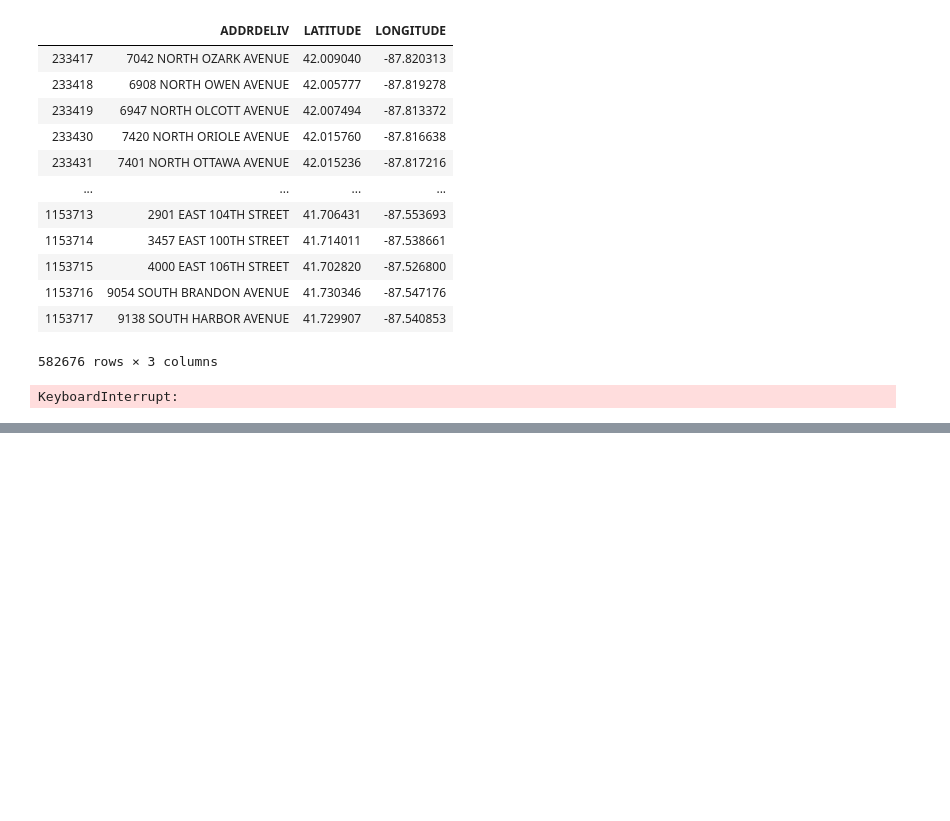
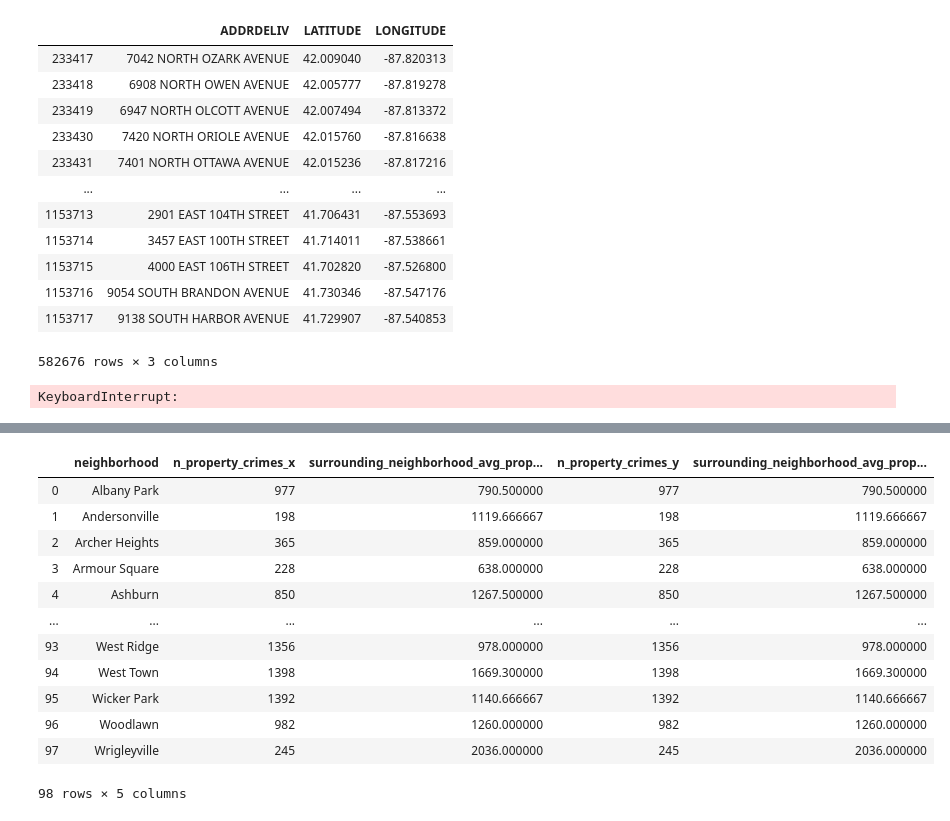
Before and after one commit to chrisolen1/urban-demand-allocation, a Jupyter notebook: optimization_variables.ipynb, the cells around one changed output, grey strips where cells are left out. Cells and saved outputs as stored; diff of their text form; code cells hidden in the pictures; blank space fills up the shorter version.

```diff
--- a/optimization_variables.ipynb
+++ b/optimization_variables.ipynb
@@ -111,0 +140,4 @@ KeyboardInterrupt:
+# %%
+property_neighborhoods = pd.read_csv("../data/properties_neighborhood_aggregated.csv")[['neighborhood','unit_zestimate']]
+property_neighborhoods.rename(columns={'unit_zestimate':'avg_neighborhood_prop_val'}, inplace=True)
+property_neighborhoods
@@ -111,0 +196,7 @@ KeyboardInterrupt:
+# %%
+crime_neighborhoods = pd.read_csv("../data/crime_neighborhood_aggregated.csv", header=None)
+crime_neighborhoods.rename(columns={0:"neighborhood",1:"crime_type",2:"n_property_crimes"}, inplace=True)
+crime_neighborhoods = crime_neighborhoods[crime_neighborhoods["crime_type"]=="PROPERTY_CRIME"][["neighborhood","n_property_crimes"]]
+crime_neighborhoods = crime_neighborhoods.reset_index()
+crime_neighborhoods.drop(['index'], axis=1, inplace=True)
+crime_neighborhoods
@@ -111,0 +217,22 @@ KeyboardInterrupt:
+# %%
+crime_neighborhoods["surrounding_neighborhood_avg_property_crimes"]=np.nan
+
+for i in range(len(crime_neighborhoods['neighborhood'])):
+
+    try:
+        result = pd.DataFrame(graph.run('match (a:neighborhood)-[:NEXT_TO]->(b) where a.name = "{}" return b'.format(crime_neighborhoods['neighborhood'][i])). \
+                            to_table())
+
+        n_next_door = len(result[0])
+
+        neighboring_means = []
+
+        for j in range(n_next_door):
+            neighboring_mean = float(dict(result[0][j])['n_property_crimes'])
+            neighboring_means.append(neighboring_mean)
+
+        surrounding_mean = np.nanmean(neighboring_means)
+        crime_neighborhoods["surrounding_neighborhood_avg_property_crimes"].iloc[i] = surrounding_mean
+
+    except:
+        crime_neighborhoods["surrounding_neighborhood_avg_property_crimes"].iloc[i] = np.nan
@@ -111,0 +255,18 @@ KeyboardInterrupt:
+# %%
+neighborhood_matrix = pd.merge(crime_neighborhoods, crime_neighborhoods, on="neighborhood")
+# %%
+neighborhood_matrix
+# %% [output]
+|  | neighborhood | n_property_crimes_x | surrounding_neighborhood_avg_prop... | n_property_crimes_y | surrounding_neighborhood_avg_prop... |
+| 0 | Albany Park | 977 | 790.500000 | 977 | 790.500000 |
+| 1 | Andersonville | 198 | 1119.666667 | 198 | 1119.666667 |
+| 2 | Archer Heights | 365 | 859.000000 | 365 | 859.000000 |
+| 3 | Armour Square | 228 | 638.000000 | 228 | 638.000000 |
+| 4 | Ashburn | 850 | 1267.500000 | 850 | 1267.500000 |
+| ... | ... | ... | ... | ... | ... |
+| 93 | West Ridge | 1356 | 978.000000 | 1356 | 978.000000 |
+| 94 | West Town | 1398 | 1669.300000 | 1398 | 1669.300000 |
+| 95 | Wicker Park | 1392 | 1140.666667 | 1392 | 1140.666667 |
+| 96 | Woodlawn | 982 | 1260.000000 | 982 | 1260.000000 |
+| 97 | Wrigleyville | 245 | 2036.000000 | 245 | 2036.000000 |
+98 rows × 5 columns
```
Also changed, not shown: parts of 12 cells of this notebook, 2 other files.
